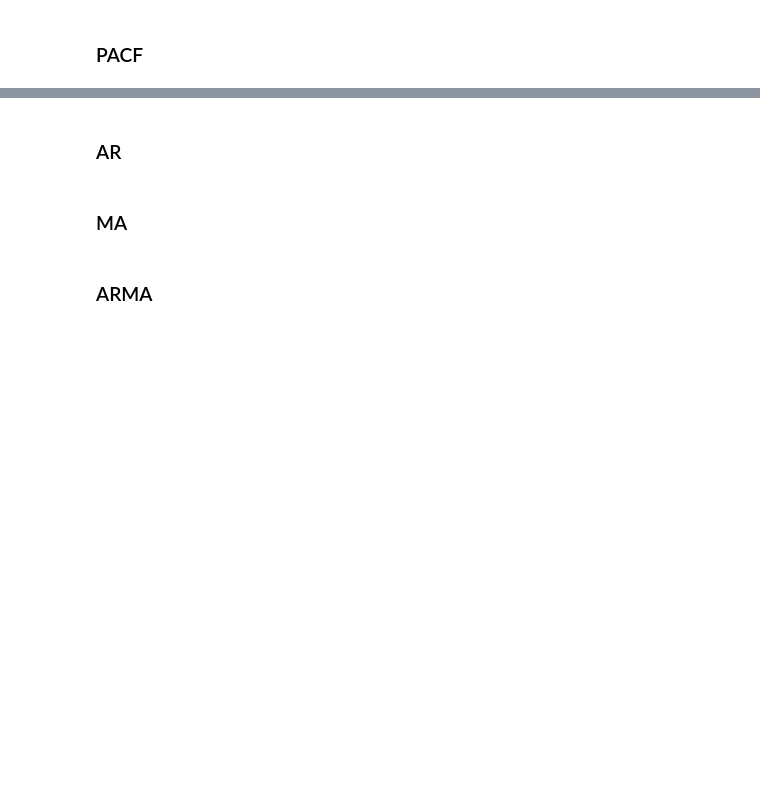
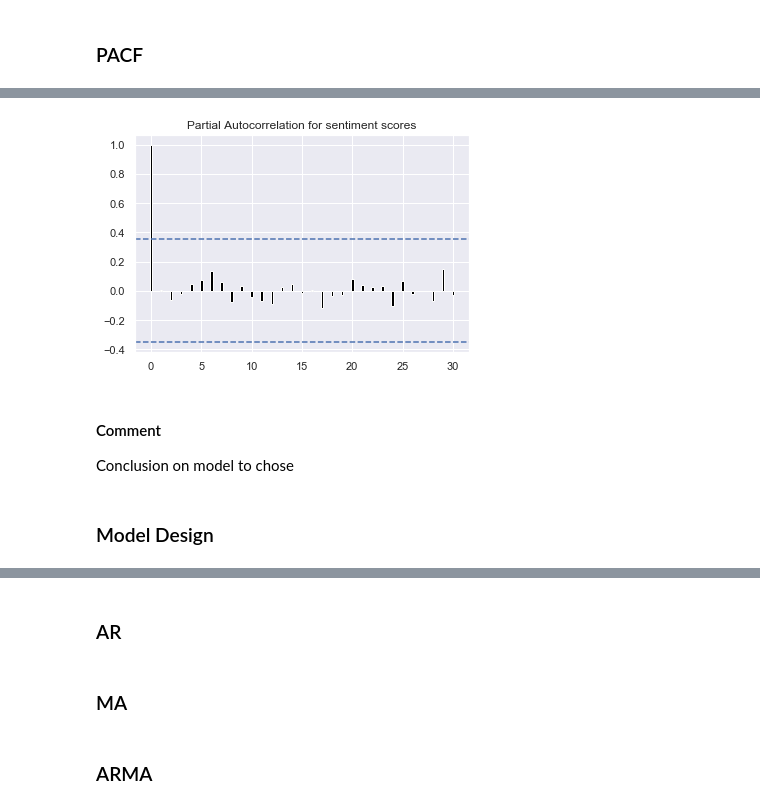
Before and after one commit to camillemd/econometrics, a Jupyter notebook: HMW4/hmw4-econ.ipynb, the cells around one changed output, grey strips where cells are left out. Saved outputs shown, nothing was run; the diff lists cells and outputs as text; code cells hidden in the pictures; blank space fills up the shorter version.

Commit message:
question 1-4 (ma model)

```diff
--- a/HMW4/hmw4-econ.ipynb
+++ b/HMW4/hmw4-econ.ipynb
@@ -349,0 +381,16 @@ plt.show()
+# %%
+# Jeroen's code - ARMASIM-1
+tweets_acf = pacf(tweets_day['score'], nlags=30)
+x = range(0,31)
+plt.bar(x,tweets_acf,1/4, color="black")
+plt.axhline(y=-1.96/np.sqrt(len(tweets_acf)),linestyle='--',color='b')
+plt.axhline(y=1.96/np.sqrt(len(tweets_acf)),linestyle='--',color='b')
+plt.title('Partial Autocorrelation for sentiment scores')
+plt.show()
+# %% [output]
+[figure, added]
+# %% [markdown]
+#### Comment
+Conclusion on model to chose
+# %% [markdown]
+### Model Design
```
Also changed, not shown: parts of 32 cells of this notebook.
